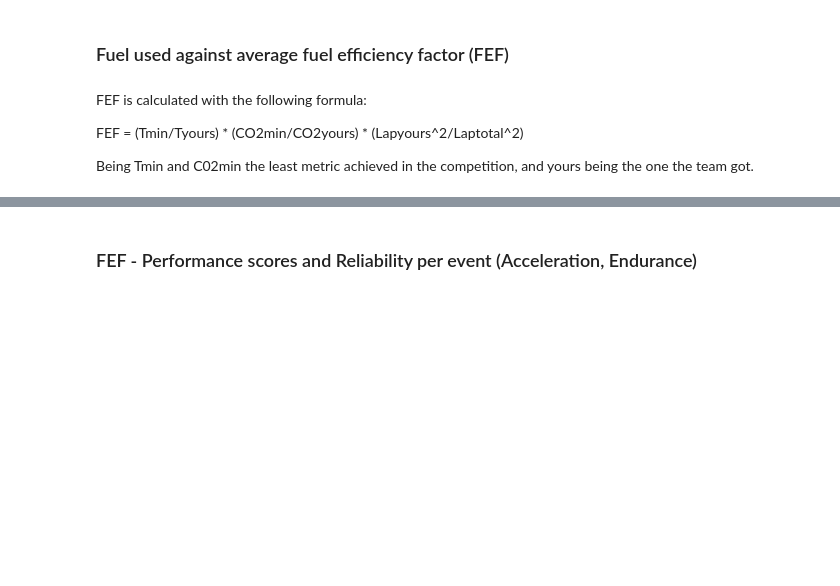
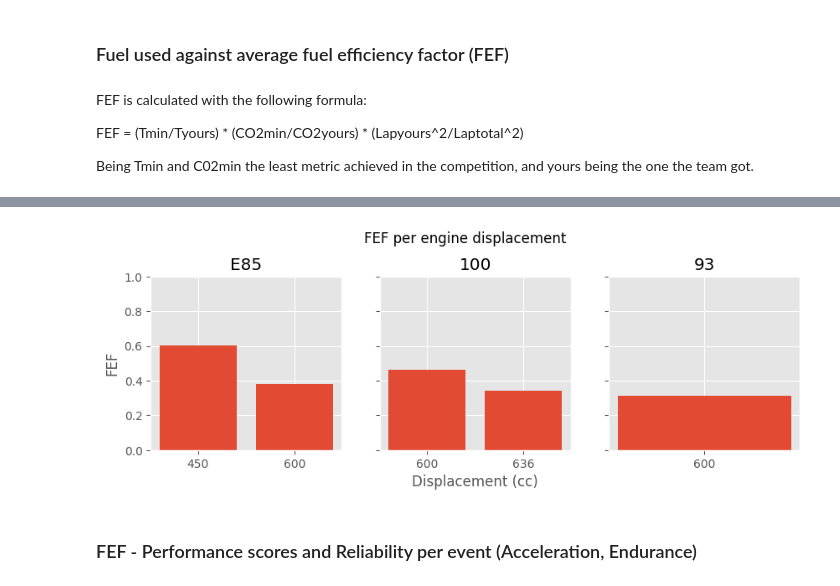
Before and after one commit to HL-2002/Formula-SAE-Data-Analysis, a Jupyter notebook: Analyses/fuel analysis.ipynb, the cells around one changed output, grey strips where cells are left out. Saved outputs shown, nothing was run; the diff lists cells and outputs as text; code cells hidden in the pictures; blank space fills up the shorter version.

```diff
--- a/Analyses/fuel analysis.ipynb
+++ b/Analyses/fuel analysis.ipynb
@@ -144,0 +130,80 @@ Text(0, 0.5, 'Average Fuel Efficiency Factor')
+# %%
+# Dict of fuel types with list of FEF per engine displacement
+fuels = {}
+
+# Populate the dict
+for team in teams:
+    fuel = teams[team]["F_TYPE"]
+    displacement = teams[team]["DISCPLACEMENT"]
+    fef = teams[team]["FEF"]
+    # Initializing the dict and list if not present
+    if fuel not in fuels:
+        fuels[fuel] = dict()
+
+    if displacement not in fuels[fuel]:
+        fuels[fuel][displacement] = []
+        fuels[fuel][displacement].append(fef)
+    else:
+        fuels[fuel][displacement].append(fef)
+
+# Calculate average (more than 2 occurences) FEF for each fuel type and engine displacement
+print("\nAverage FEF for each fuel type and engine displacement:")
+
+for fuel in fuels:
+    print(f"\n{fuel}:")
+    for displacement in fuels[fuel]:
+        # Compute averages
+        if len(fuels[fuel][displacement]) > 2:
+            avrg = np.mean(fuels[fuel][displacement])
+            print(f"- {displacement}cc: {round(avrg,4)}, {len(fuels[fuel][displacement])} teams.")
+            fuels[fuel][displacement] = avrg
+
+# Sort the dict by engine displacement
+for fuel in fuels:
+    fuels[fuel] = dict(sorted(fuels[fuel].items()))
+
+# Graph the FEF
+fig, (ax1, ax2, ax3) = plt.subplots(1,3, figsize=(10,3))
+
+fig.subplots_adjust(top=0.8)
+fig.suptitle("FEF per engine displacement")
+
+# E85
+E85 = fuels["E85"]
+E85_X = [x for x in E85.keys() if isinstance(E85[x], float)]
+E85_Y = [E85[x] for x in E85_X]
+
+ax1.set_title("E85")
+ax1.set_ylabel("FEF")
+
+ax1.bar(E85_X, E85_Y)
+
+#100
+f100 = fuels["100"]
+f100_X = [x for x in f100.keys() if isinstance(f100[x], float)]
+f100_Y = [f100[x] for x in f100_X]
+
+ax2.set_title("100")
+ax2.set_xlabel("Displacement (cc)")
+
+ax2.bar(f100_X, f100_Y)
+
+#93
+f93 = fuels["93"]
+f93_X = [x for x in f93.keys() if isinstance(f93[x], float)]
+f93_Y = [f93[x] for x in f93_X]
+
+ax3.set_title("93")
+
+ax3.bar(f93_X, f93_Y)
+
+# Style the plots with same y axis
+# Set up y axis
+ax1.set_ylim(0, 1)
+ax2.set_ylim(0, 1)
+ax3.set_ylim(0, 1)
+
+# Set y axis ticks to be visible only on the first plot
+plt.setp(ax2.get_yticklabels(), visible=False)
+plt.setp(ax3.get_yticklabels(), visible=False)
+# %% [output]
@@ -145,2 +223,3 @@ Text(0, 0.5, 'Average Fuel Efficiency Factor')
+[figure, added]
 # %% [markdown]
 ### FEF - Performance scores and Reliability per event (Acceleration, Endurance)
```
Also changed, not shown: parts of 5 cells of this notebook.
